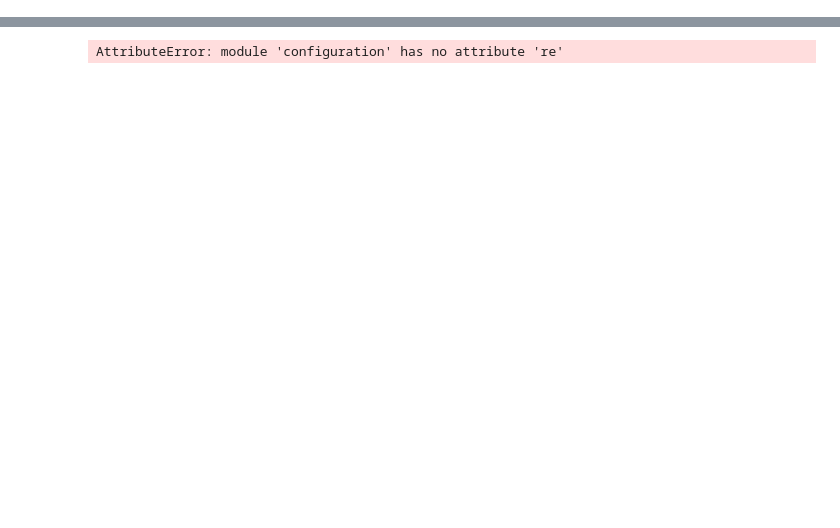
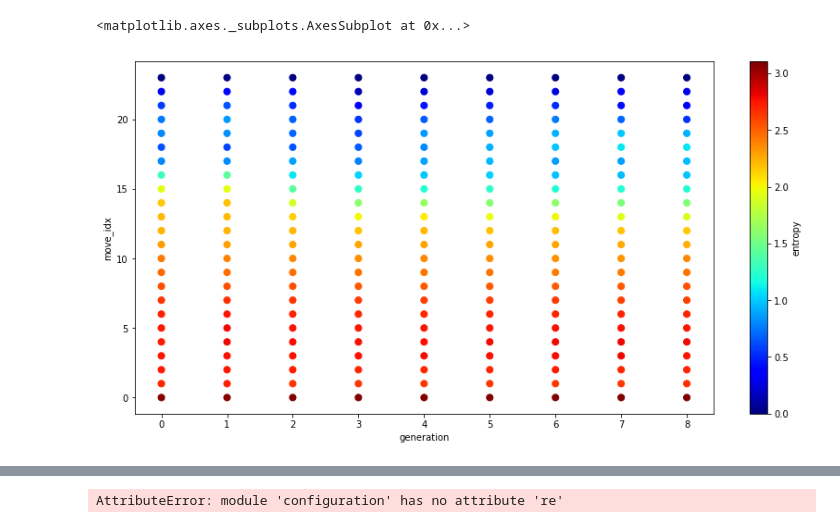
Before and after one commit to damlobster/DotsBoxesAZ, a Jupyter notebook: tests.ipynb, the cells around one changed output, grey strips where cells are left out. Saved outputs shown, nothing was run; the diff lists cells and outputs as text; code cells hidden in the pictures; blank space fills up the shorter version.

```diff
--- a/tests.ipynb
+++ b/tests.ipynb
@@ -47,0 +63,18 @@ for moves in games:
+# %%
+BoxesState.init_static_fields(((3,3),))
+g = BoxesState()
+index = data.index
+
+game = data.loc[7,132,1:]
+
+
+for i, row in game.iterrows(): #move.values[1:]:
+    g.play_(int(row.move))
+    print()
+    print("move:", row.move)
+    print("z:", row.z)
+    print("q_value:", row.q_value)
+    print("player:",row.player)
+    print(g)
+    pi = row[list(f"pi_{i}" for i in range(32))].values
+    print("; ".join(f"{i}->{round(pi[i], 3)}" for i in pi.argsort()[31:25:-1]))
@@ -54,3 +105,14 @@ axs = sampled_data.plot.scatter("move_idx", "terminal_count", s=1, c="generation
+# %%
+df_entropy = sampled_data[["generation", "move_idx", "move", "player"]]
+pi = sampled_data[[f"pi_{i:d}" for i in range(32)]].values
+pi[pi==0] = 1
+entropy = -(pi*np.log(pi)).sum(1)
+df_entropy = df_entropy.assign(entropy = entropy)
+df_entropy = df_entropy.groupby(by=["generation", "move_idx"]).mean()[["entropy"]]
+df_entropy.reset_index().plot.scatter("generation", "move_idx", s=50, c="entropy", colormap="jet", figsize=(14,7), sharex=False)
+# %% [output]
+<matplotlib.axes._subplots.AxesSubplot at 0x...>
+[figure, added]
 # %%
 splitted = sampled_data.copy()
 #splitted.loc[splitted.player==1, "generation"] += 0.1
```
Also changed, not shown: parts of 12 cells of this notebook, 13 other files.
